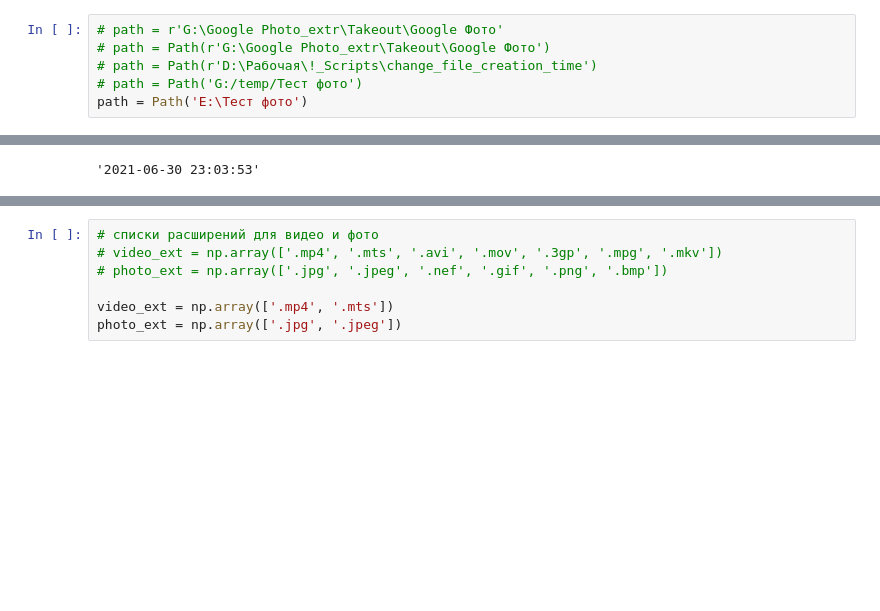
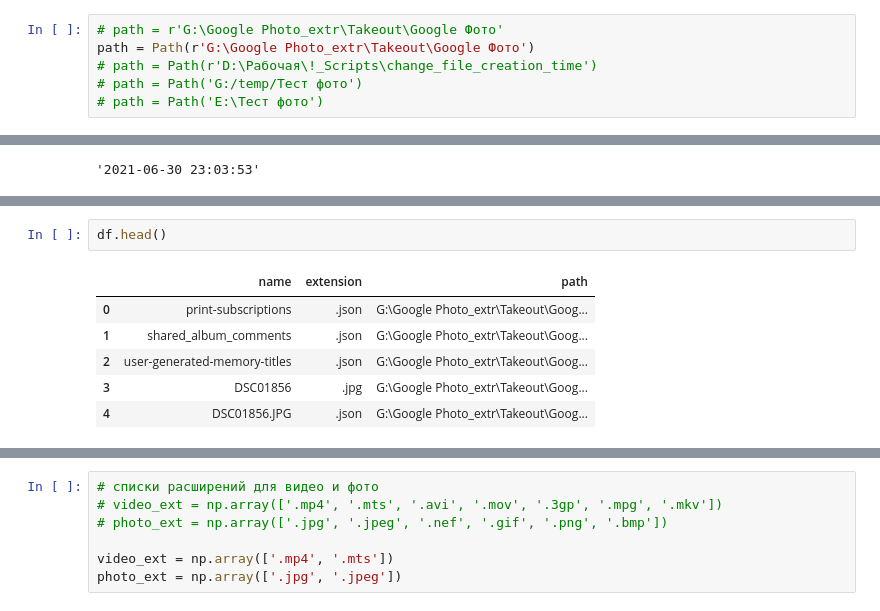
Before and after one commit to IgorAgarkov/change_file_creation_time, a Jupyter notebook: analysis.ipynb, the cells around one changed output, grey strips where cells are left out. Drawn from its saved outputs; the diff is of its cells as text; blank space fills up the shorter version.

```diff
--- a/analysis.ipynb
+++ b/analysis.ipynb
@@ -19,10 +18,10 @@ import json
 from shutil import copy2
 # %%
 # path = r'G:\Google Photo_extr\Takeout\Google Фото'
-# path = Path(r'G:\Google Photo_extr\Takeout\Google Фото')
+path = Path(r'G:\Google Photo_extr\Takeout\Google Фото')
 # path = Path(r'D:\Рабочая\!_Scripts\change_file_creation_time')
 # path = Path('G:/temp/Тест фото')
-path = Path('E:\Тест фото')
+# path = Path('E:\Тест фото')
 # %%
 def get_file_table(dir_path):
     '''
@@ -297 +298,10 @@ get_whatsapp_date('E:\Тест фото\jpeg\WhatsApp Image 2021-06-30 at 23.03.
+# %%
+df.head()
+# %% [output]
+|  | name | extension | path |
+| 0 | print-subscriptions | .json | G:\Google Photo_extr\Takeout\Goog... |
+| 1 | shared_album_comments | .json | G:\Google Photo_extr\Takeout\Goog... |
+| 2 | user-generated-memory-titles | .json | G:\Google Photo_extr\Takeout\Goog... |
+| 3 | DSC01856 | .jpg | G:\Google Photo_extr\Takeout\Goog... |
+| 4 | DSC01856.JPG | .json | G:\Google Photo_extr\Takeout\Goog... |
 # %%
```
Also changed, not shown: parts of 25 cells of this notebook.
